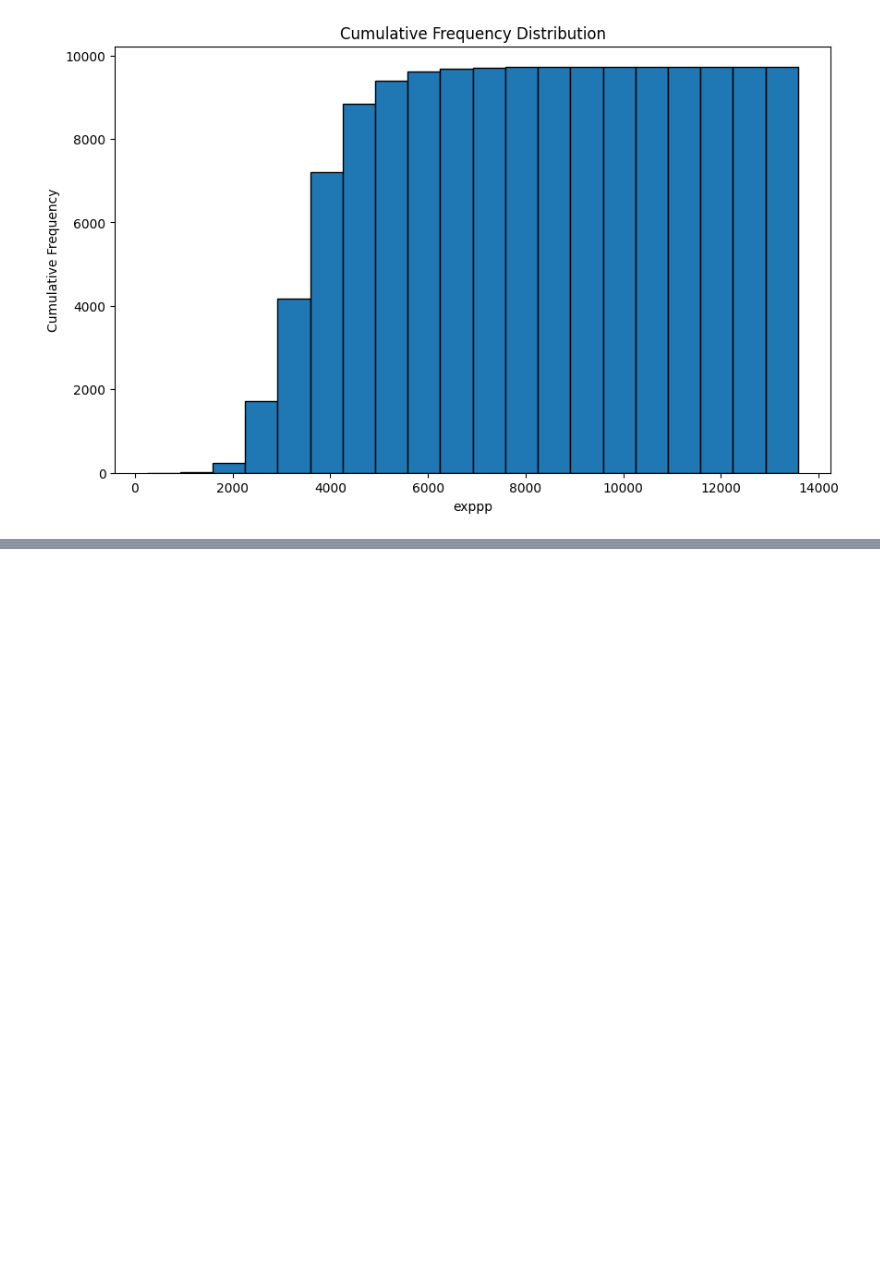
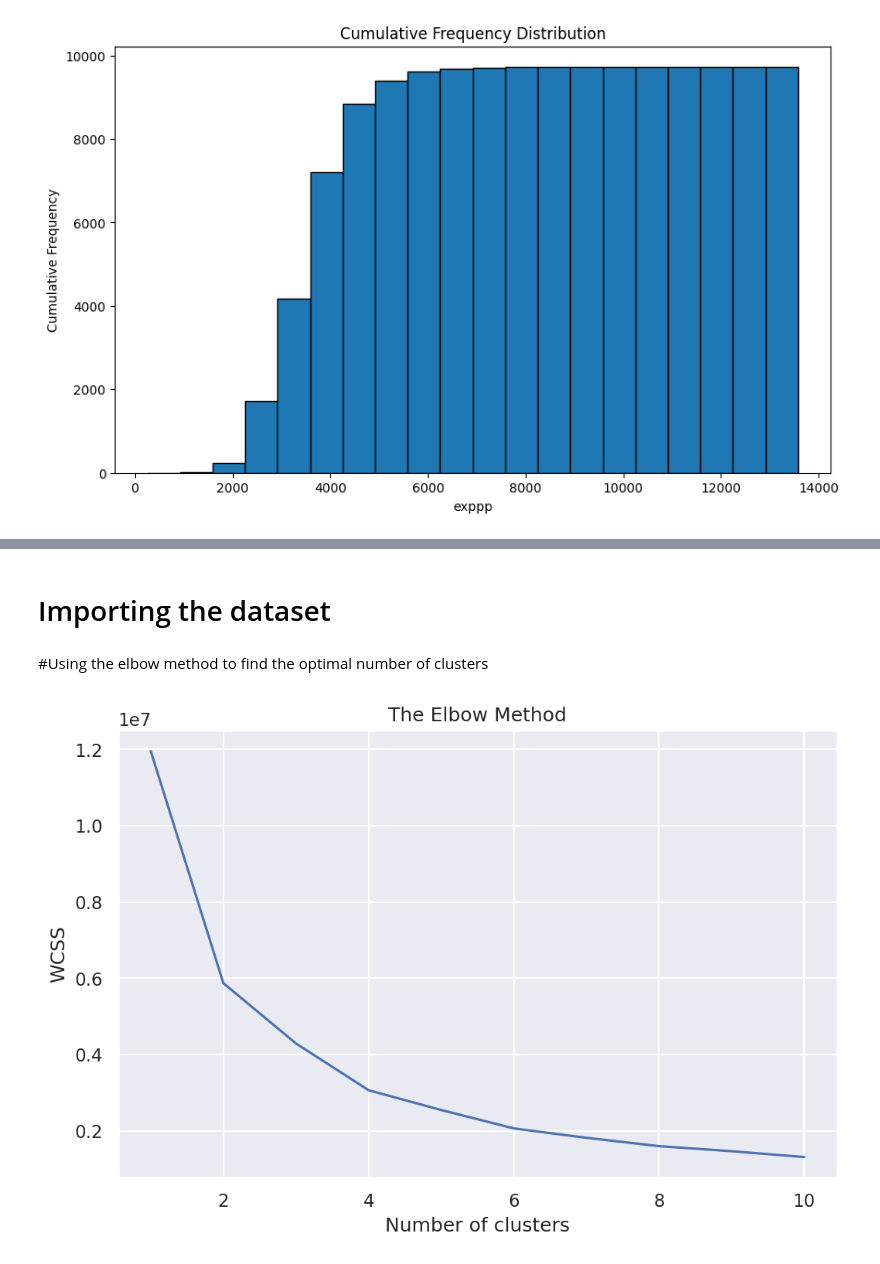
Before and after one commit to Puneeth-23BCE0191/23BCE0191.ipynb, a Jupyter notebook: 23BCE0191.ipynb, the cells around one changed output, grey strips where cells are left out. Cells and saved outputs as stored; diff of their text form; code cells hidden in the pictures; blank space fills up the shorter version.

```diff
--- a/23BCE0191.ipynb
+++ b/23BCE0191.ipynb
@@ -754,0 +805,34 @@ plt.show()
+# %% [markdown]
+# Importing the dataset
+# %%
+school_data = pd.read_csv('https://raw.githubusercontent.com/salemprakash/EDA/main/Data/school93_98.csv')
+# %% [markdown]
+#Using the elbow method to find the optimal number of clusters
+# %%
+# Selecting features for clustering ('lunch' and 'math4')
+X = school_data[['lunch', 'math4']].copy()
+
+# Fill missing values in 'lunch' using backward fill
+X['lunch'] = X['lunch'].fillna(method='bfill')
+
+# Fill missing values in 'math4' using the median
+X['math4'] = X['math4'].fillna(X['math4'].median())
+
+# Remove rows with any remaining NaN values
+X.dropna(inplace=True)
+
+# Continue with the elbow method and KMeans clustering
+wcss = []
+for i in range(1, 11):
+    kmeans = KMeans(n_clusters=i, init='k-means++', random_state=42)
+    kmeans.fit(X)  # Use the cleaned data X for clustering
+    wcss.append(kmeans.inertia_)
+
+# Plot the Elbow Method graph
+plt.plot(range(1, 11), wcss)
+plt.title('The Elbow Method')
+plt.xlabel('Number of clusters')
+plt.ylabel('WCSS')
+plt.show()
+# %% [output]
+[figure, added]
```
Also changed, not shown: parts of 35 cells of this notebook.
